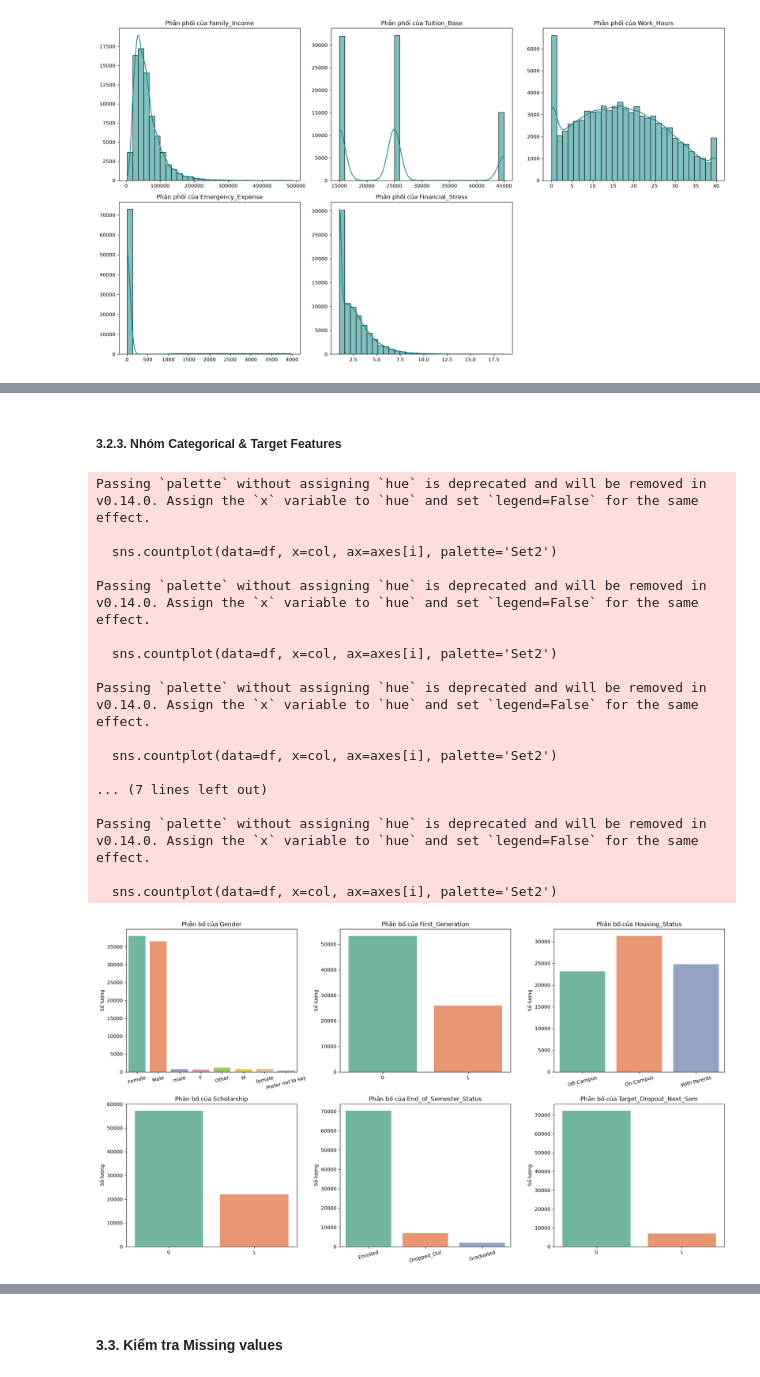
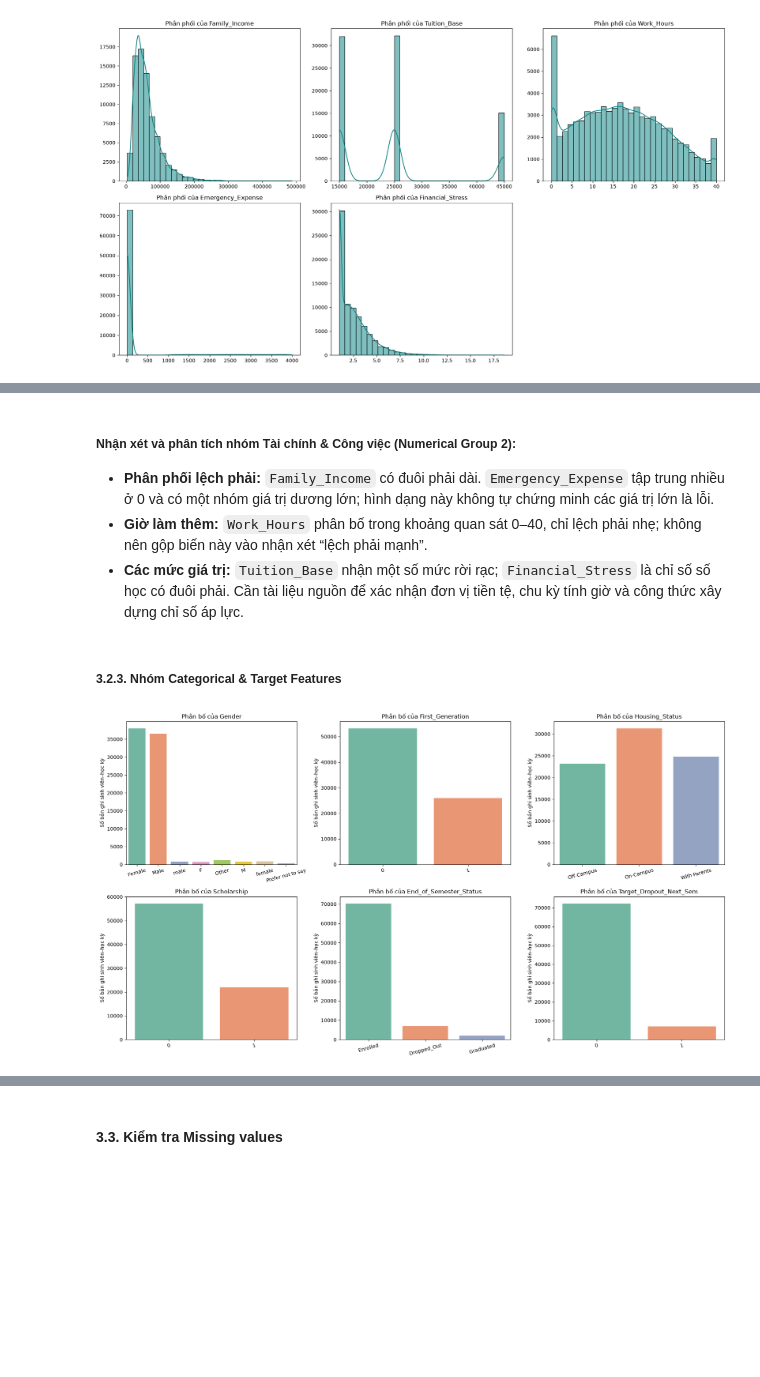
Before and after one commit to Jaybeater/SmartEdu-AI, a Jupyter notebook: notebooks/notebook.ipynb, the cells around one changed output, grey strips where cells are left out. Drawn from its saved outputs; the diff is of its cells as text; code cells hidden in the pictures; blank space fills up the shorter version.

```diff
--- a/notebooks/notebook.ipynb
+++ b/notebooks/notebook.ipynb
@@ -13,7 +15,12 @@ Mục tiêu phân tích là áp dụng toán học và học máy để dự đo
 # %%
 # Hiển thị dữ liệu
+from pathlib import Path
 import pandas as pd
-df = pd.read_csv('E:/FPT/HocKy4/MATHEMATICS_FOR_ML/ITA201_Assigment/SMARTEDU-AI/data/academic_survival_longitudinal.csv')
+
+data_path = Path('data') / 'academic_survival_longitudinal.csv'
+if not data_path.is_file():
+    data_path = Path('..') / 'data' / 'academic_survival_longitudinal.csv'
+df = pd.read_csv(data_path)
 pd.options.display.max_columns = 100
 df.head()
 # %% [output]
@@ -106,0 +118,8 @@ Kích thước không gian dữ liệu (X): 79239 dòng (mẫu) x 22 cột (chi
+# %%
+# 3.1. Tải lại dữ liệu gốc từ đường dẫn tương đối đã xác định ở mục 1
+df_raw = pd.read_csv(data_path)
+df = df_raw.copy(deep=True)
+
+print(f"Dữ liệu gốc: {df.shape[0]:,} bản ghi sinh viên–học kỳ × {df.shape[1]} cột")
+print(f"Số sinh viên riêng biệt: {df['Student_ID'].nunique():,}")
+print("df_raw được giữ nguyên để đánh giá mô hình bằng tiền xử lý chỉ fit trên train.")
@@ -197,37 +217,26 @@ plt.show()
+# %% [markdown]
+##### **Nhận xét và phân tích nhóm Tài chính & Công việc (Numerical Group 2):**
+
+- **Phân phối lệch phải:** `Family_Income` có đuôi phải dài. `Emergency_Expense` tập trung nhiều ở 0 và có một nhóm giá trị dương lớn; hình dạng này không tự chứng minh các giá trị lớn là lỗi.
+- **Giờ làm thêm:** `Work_Hours` phân bố trong khoảng quan sát 0–40, chỉ lệch phải nhẹ; không nên gộp biến này vào nhận xét “lệch phải mạnh”.
+- **Các mức giá trị:** `Tuition_Base` nhận một số mức rời rạc; `Financial_Stress` là chỉ số số học có đuôi phải. Cần tài liệu nguồn để xác nhận đơn vị tiền tệ, chu kỳ tính giờ và công thức xây dựng chỉ số áp lực.
 # %% [markdown]
 ##### 3.2.3. Nhóm Categorical & Target Features
 # %%
-# 3.2.2. Vẽ biểu đồ đếm số lượng cho các biến phân loại (Categorical Features) & Biến mục tiêu
+# 3.2.2. Biểu đồ số bản ghi theo biến phân loại và biến mục tiêu
 cat_cols = ['Gender', 'First_Generation', 'Housing_Status', 'Scholarship', 'End_of_Semester_Status', 'Target_Dropout_Next_Sem']
 
 fig, axes = plt.subplots(nrows=2, ncols=3, figsize=(18, 10))
 axes = axes.flatten()
 
 for i, col in enumerate(cat_cols):
-    sns.countplot(data=df, x=col, ax=axes[i], palette='Set2')
+    sns.countplot(data=df, x=col, hue=col, ax=axes[i], palette='Set2', legend=False)
     axes[i].set_title(f'Phân bố của {col}', fontsize=12)
     axes[i].set_xlabel('')
-    axes[i].set_ylabel('Số lượng')
+    axes[i].set_ylabel('Số bản ghi sinh viên–học kỳ')
     axes[i].tick_params(axis='x', rotation=15)
 
 plt.tight_layout()
 plt.show()
 # %% [output]
-Passing `palette` without assigning `hue` is deprecated and will be removed in v0.14.0. Assign the `x` variable to `hue` and set `legend=False` for the same effect.
-
-  sns.countplot(data=df, x=col, ax=axes[i], palette='Set2')
-
-Passing `palette` without assigning `hue` is deprecated and will be removed in v0.14.0. Assign the `x` variable to `hue` and set `legend=False` for the same effect.
-
-  sns.countplot(data=df, x=col, ax=axes[i], palette='Set2')
-
-Passing `palette` without assigning `hue` is deprecated and will be removed in v0.14.0. Assign the `x` variable to `hue` and set `legend=False` for the same effect.
-
-  sns.countplot(data=df, x=col, ax=axes[i], palette='Set2')
-
-... (7 lines left out)
-
-Passing `palette` without assigning `hue` is deprecated and will be removed in v0.14.0. Assign the `x` variable to `hue` and set `legend=False` for the same effect.
-
-  sns.countplot(data=df, x=col, ax=axes[i], palette='Set2')
-[figure, old version]
+[figure, new version]
```
Also changed, not shown: parts of 119 cells of this notebook, 4 other files.
